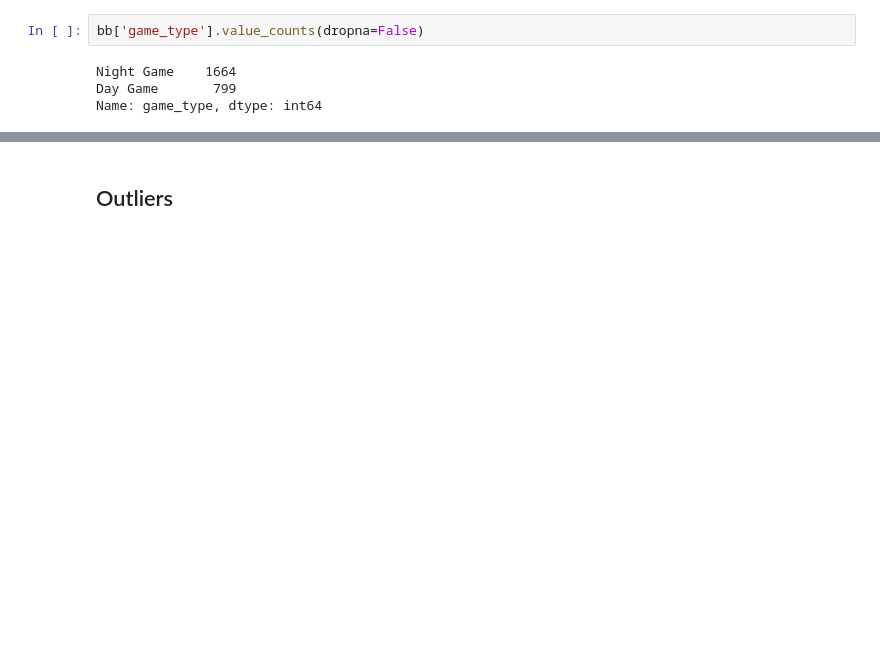
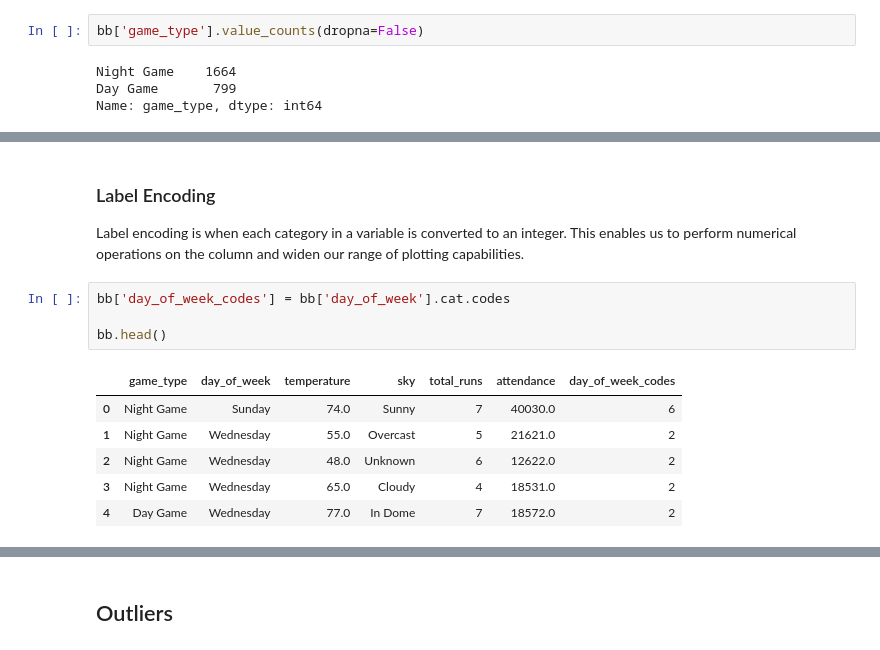
Before and after one commit to kristinkspanos/eda_methods, a Jupyter notebook: eda_methods.ipynb, the cells around one changed output, grey strips where cells are left out. Cells and saved outputs as stored; diff of their text form; blank space fills up the shorter version.

```diff
--- a/eda_methods.ipynb
+++ b/eda_methods.ipynb
@@ -86,0 +163,14 @@ There are a few different options for how we might want to code the day_of_week
+# %% [markdown]
+### Label Encoding
+Label encoding is when each category in a variable is converted to an integer. This enables us to perform numerical operations on the column and widen our range of plotting capabilities.
+# %%
+bb['day_of_week_codes'] = bb['day_of_week'].cat.codes
+
+bb.head()
+# %% [output]
+|  | game_type | day_of_week | temperature | sky | total_runs | attendance | day_of_week_codes |
+| 0 | Night Game | Sunday | 74.0 | Sunny | 7 | 40030.0 | 6 |
+| 1 | Night Game | Wednesday | 55.0 | Overcast | 5 | 21621.0 | 2 |
+| 2 | Night Game | Wednesday | 48.0 | Unknown | 6 | 12622.0 | 2 |
+| 3 | Night Game | Wednesday | 65.0 | Cloudy | 4 | 18531.0 | 2 |
+| 4 | Day Game | Wednesday | 77.0 | In Dome | 7 | 18572.0 | 2 |
```
Also changed, not shown: parts of 35 cells of this notebook.
